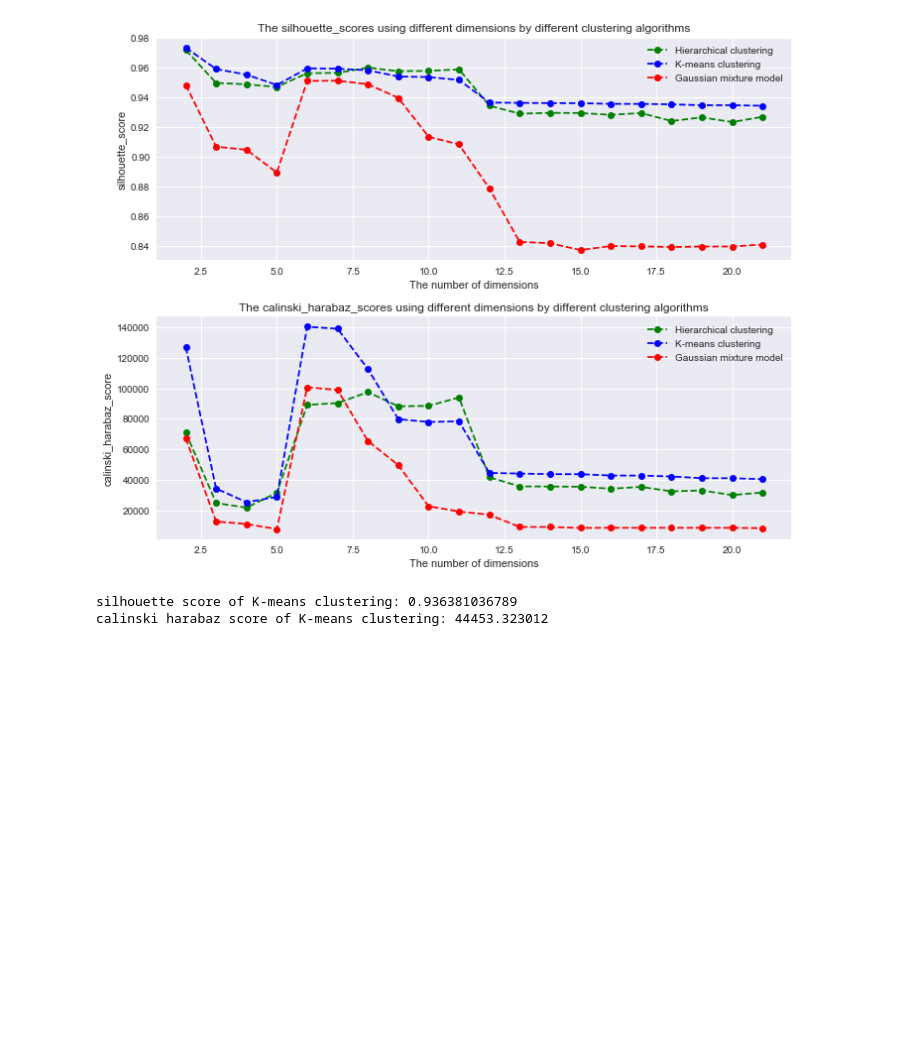
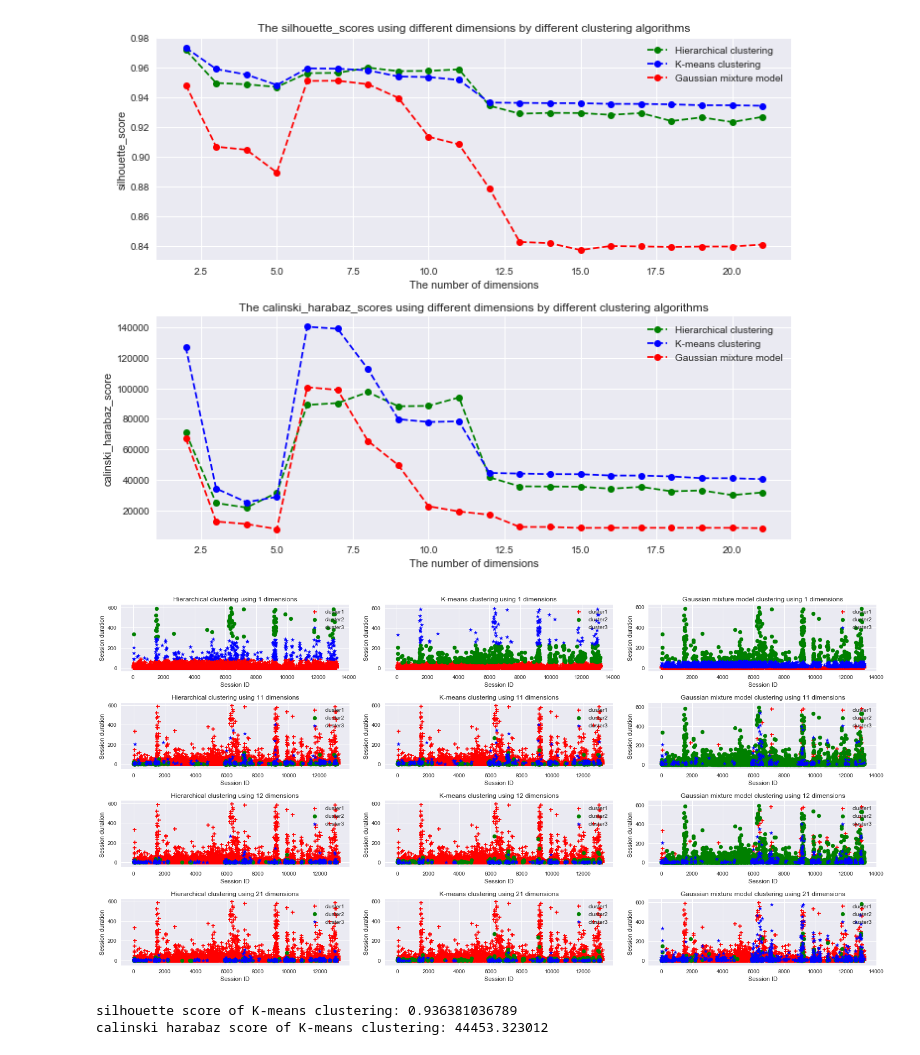
Before and after one commit to WenzheLiu0829/Master-dissertation, a Jupyter notebook: Classifying energy feedback usage patterns.ipynb, the cells around one changed output. Drawn from its saved outputs; the diff is of its cells as text; code cells hidden in the pictures; blank space fills up the shorter version.

Commit message:
clustering visualization 1

```diff
--- a/Classifying energy feedback usage patterns.ipynb
+++ b/Classifying energy feedback usage patterns.ipynb
@@ -997,3 +1033,8 @@ a
+# %%
+labels_HC, labels_KM, labels_GMM = calculate_evolution(3)
+plot_evolution(labels_HC, labels_KM, labels_GMM)
+# %% [output]
+[figure, added]
 # %%
 # plot the figure
     cluster_0 = labeled_clickdata_dataset[labeled_clickdata_dataset['label'] == 0]
```
Also changed, not shown: parts of 3 cells of this notebook.
